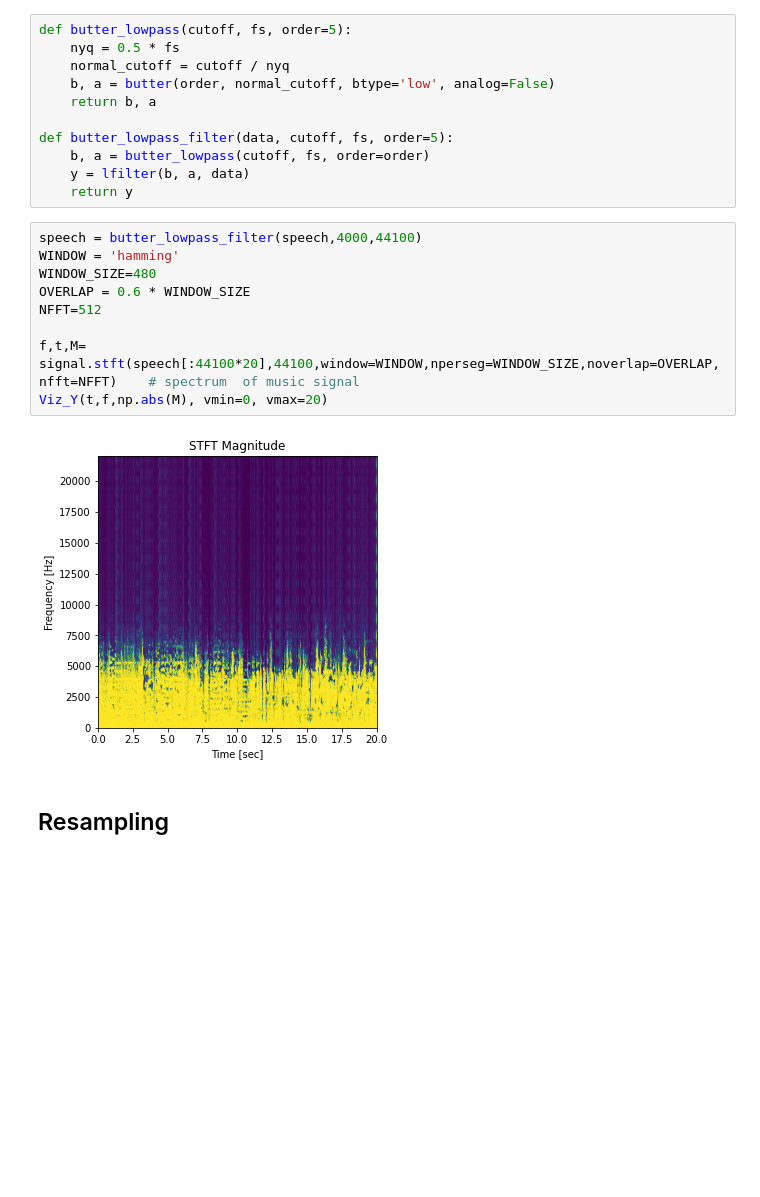
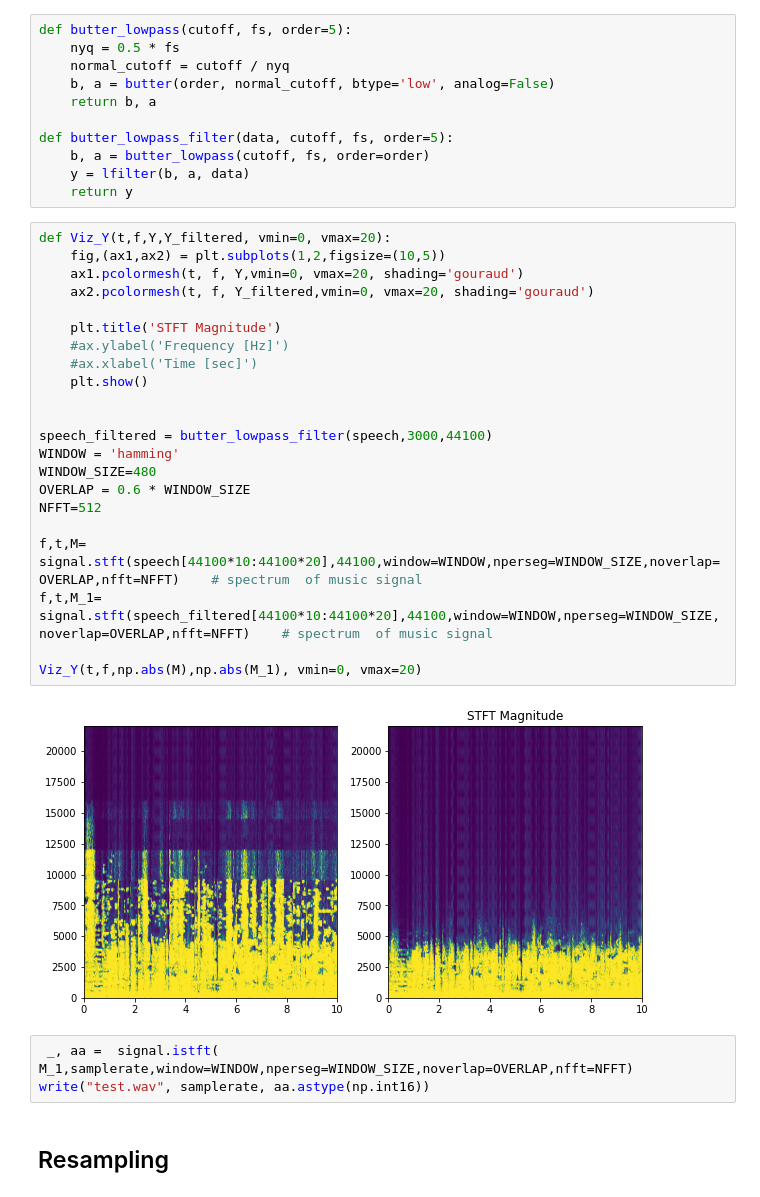
Before and after one commit to yacinebouaouni/Deep-Learning-Based-Speech-Separation, a Jupyter notebook: NMF/nmf_rayan.ipynb, the cells around one changed output. Cells and saved outputs as stored; diff of their text form; blank space fills up the shorter version.

```diff
--- a/NMF/nmf_rayan.ipynb
+++ b/NMF/nmf_rayan.ipynb
@@ -79,16 +96,32 @@ def butter_lowpass_filter(data, cutoff, fs, order=5):
     y = lfilter(b, a, data)
     return y
 # %%
-speech = butter_lowpass_filter(speech,4000,44100)
+def Viz_Y(t,f,Y,Y_filtered, vmin=0, vmax=20):
+    fig,(ax1,ax2) = plt.subplots(1,2,figsize=(10,5))
+    ax1.pcolormesh(t, f, Y,vmin=0, vmax=20, shading='gouraud')
+    ax2.pcolormesh(t, f, Y_filtered,vmin=0, vmax=20, shading='gouraud')
+
+    plt.title('STFT Magnitude')
+    #ax.ylabel('Frequency [Hz]')
+    #ax.xlabel('Time [sec]')
+    plt.show()
+
+
+speech_filtered = butter_lowpass_filter(speech,3000,44100)
 WINDOW = 'hamming'
 WINDOW_SIZE=480
 OVERLAP = 0.6 * WINDOW_SIZE
 NFFT=512
 
-f,t,M= signal.stft(speech[:44100*20],44100,window=WINDOW,nperseg=WINDOW_SIZE,noverlap=OVERLAP,nfft=NFFT)    # spectrum  of music signal
-Viz_Y(t,f,np.abs(M), vmin=0, vmax=20)
+f,t,M= signal.stft(speech[44100*10:44100*20],44100,window=WINDOW,nperseg=WINDOW_SIZE,noverlap=OVERLAP,nfft=NFFT)    # spectrum  of music signal
+f,t,M_1= signal.stft(speech_filtered[44100*10:44100*20],44100,window=WINDOW,nperseg=WINDOW_SIZE,noverlap=OVERLAP,nfft=NFFT)    # spectrum  of music signal
+
+Viz_Y(t,f,np.abs(M),np.abs(M_1), vmin=0, vmax=20)
 # %% [output]
-[figure, old version]
+[figure, new version]
+# %%
+ _, aa =  signal.istft( M_1,samplerate,window=WINDOW,nperseg=WINDOW_SIZE,noverlap=OVERLAP,nfft=NFFT)
+write("test.wav", samplerate, aa.astype(np.int16))
 # %% [markdown]
 ## Resampling
 # %%
```
Also changed, not shown: parts of 19 cells of this notebook, 2 other files.
